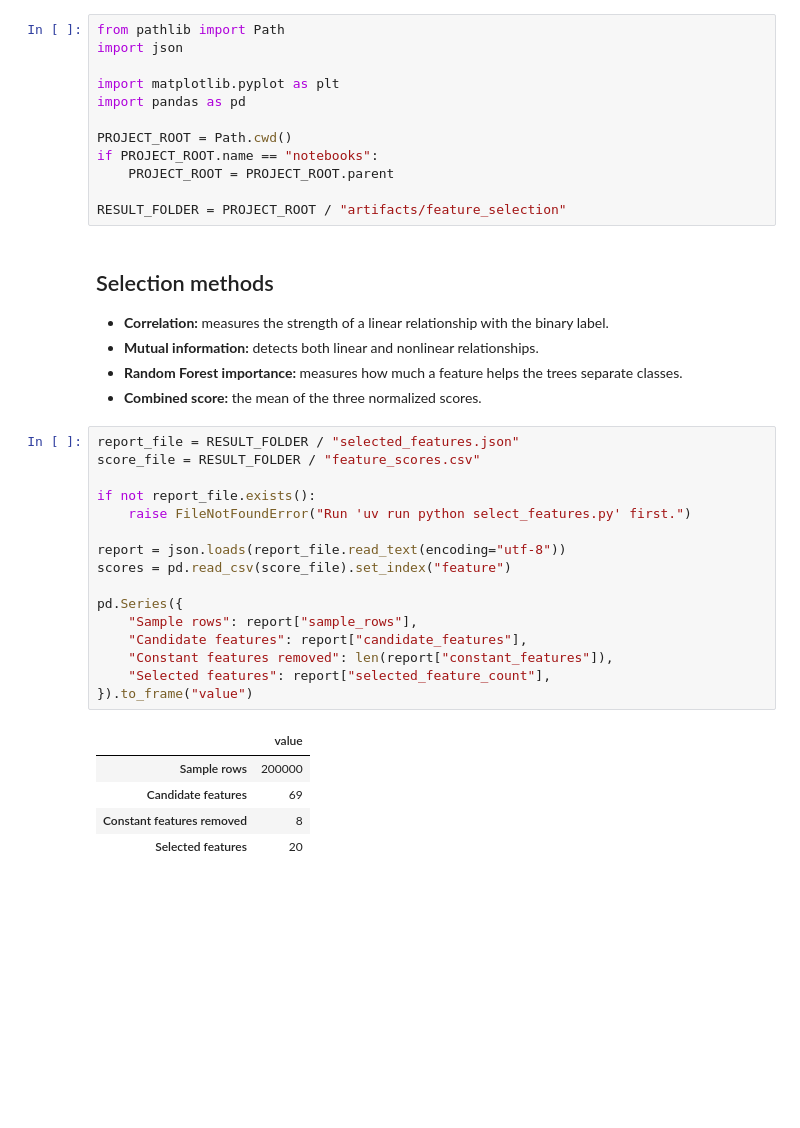
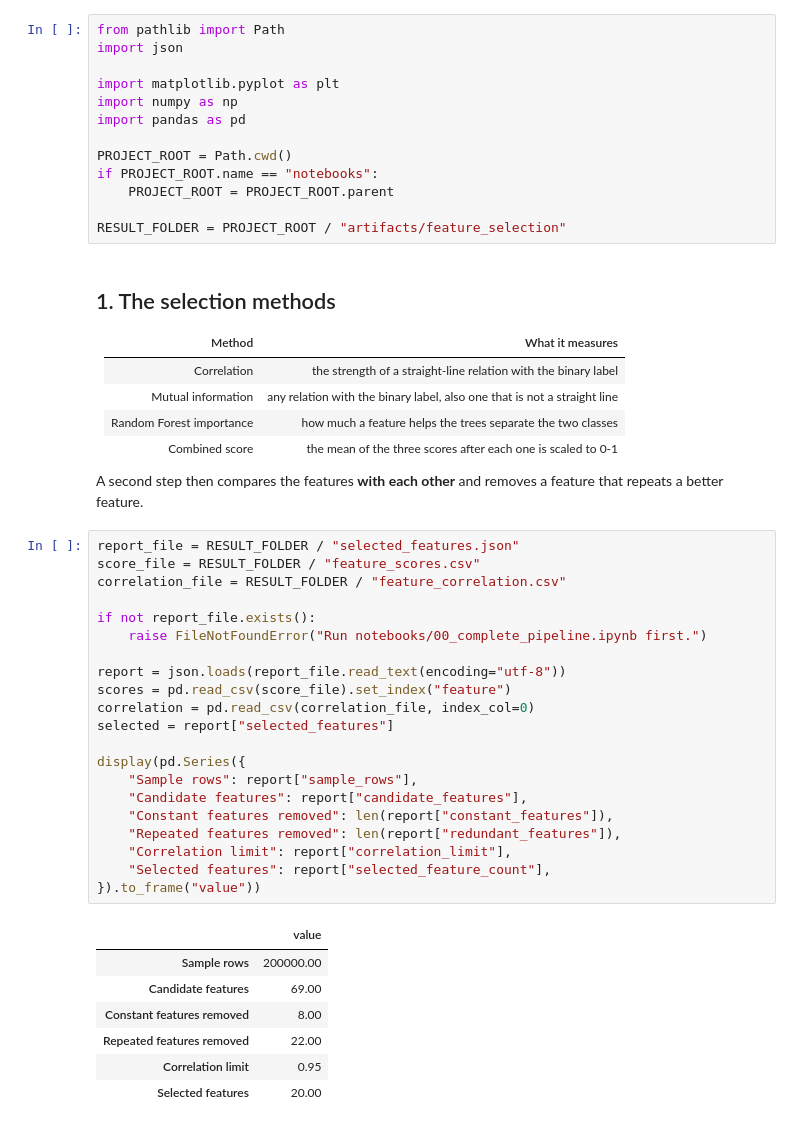
Before and after one commit to mdrfi/CICIDS2017-ML-IDS, a Jupyter notebook: notebooks/02_feature_selection.ipynb, the cells around one changed output. Cells and saved outputs as stored; diff of their text form; blank space fills up the shorter version.

```diff
--- a/notebooks/02_feature_selection.ipynb
+++ b/notebooks/02_feature_selection.ipynb
@@ -7,6 +11,7 @@ from pathlib import Path
 import json
 
 import matplotlib.pyplot as plt
+import numpy as np
 import pandas as pd
 
 PROJECT_ROOT = Path.cwd()
@@ -15,32 +20,44 @@ if PROJECT_ROOT.name == "notebooks":
 
 RESULT_FOLDER = PROJECT_ROOT / "artifacts/feature_selection"
 # %% [markdown]
-## Selection methods
+## 1. The selection methods
 
-- **Correlation:** measures the strength of a linear relationship with the binary label.
-- **Mutual information:** detects both linear and nonlinear relationships.
-- **Random Forest importance:** measures how much a feature helps the trees separate classes.
-- **Combined score:** the mean of the three normalized scores.
+| Method | What it measures |
+| --- | --- |
+| Correlation | the strength of a straight-line relation with the binary label |
+| Mutual information | any relation with the binary label, also one that is not a straight line |
+| Random Forest importance | how much a feature helps the trees separate the two classes |
+| Combined score | the mean of the three scores after each one is scaled to 0-1 |
+
+A second step then compares the features **with each other** and removes a
+feature that repeats a better feature.
 # %%
 report_file = RESULT_FOLDER / "selected_features.json"
 score_file = RESULT_FOLDER / "feature_scores.csv"
+correlation_file = RESULT_FOLDER / "feature_correlation.csv"
 
 if not report_file.exists():
-    raise FileNotFoundError("Run 'uv run python select_features.py' first.")
+    raise FileNotFoundError("Run notebooks/00_complete_pipeline.ipynb first.")
 
 report = json.loads(report_file.read_text(encoding="utf-8"))
 scores = pd.read_csv(score_file).set_index("feature")
+correlation = pd.read_csv(correlation_file, index_col=0)
+selected = report["selected_features"]
 
-pd.Series({
+display(pd.Series({
     "Sample rows": report["sample_rows"],
     "Candidate features": report["candidate_features"],
     "Constant features removed": len(report["constant_features"]),
+    "Repeated features removed": len(report["redundant_features"]),
+    "Correlation limit": report["correlation_limit"],
     "Selected features": report["selected_feature_count"],
-}).to_frame("value")
+}).to_frame("value"))
 # %% [output]
 |  | value |
-| Sample rows | 200000 |
-| Candidate features | 69 |
-| Constant features removed | 8 |
-| Selected features | 20 |
+| Sample rows | 200000.00 |
+| Candidate features | 69.00 |
+| Constant features removed | 8.00 |
+| Repeated features removed | 22.00 |
+| Correlation limit | 0.95 |
+| Selected features | 20.00 |
 # %% [markdown]
```
Also changed, not shown: parts of 19 cells of this notebook, 7 other files.
